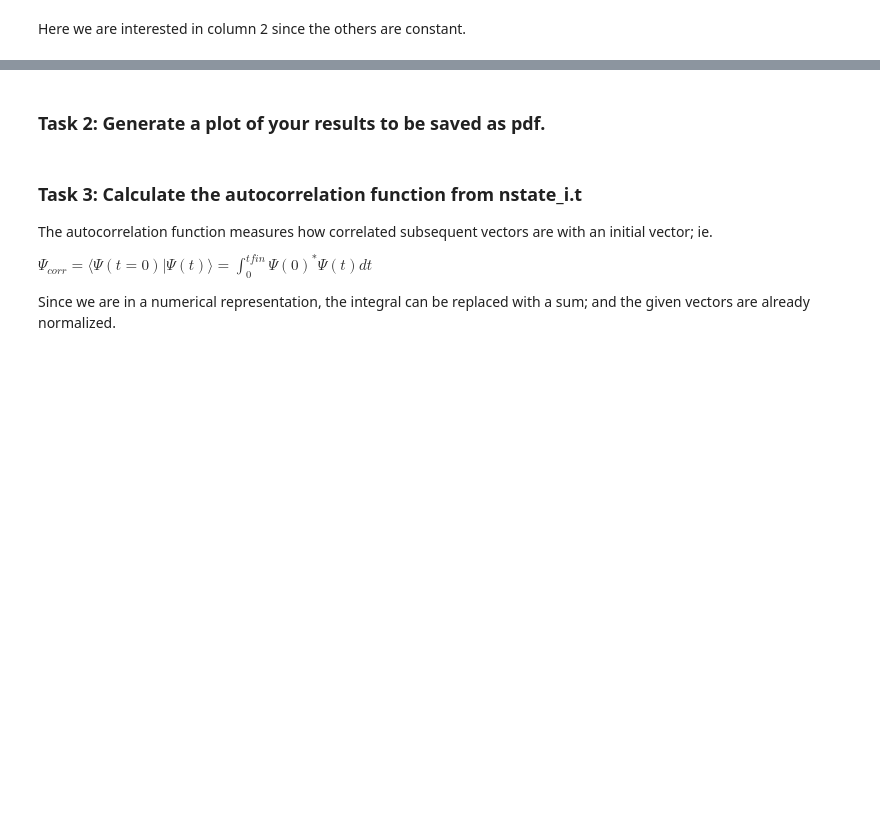
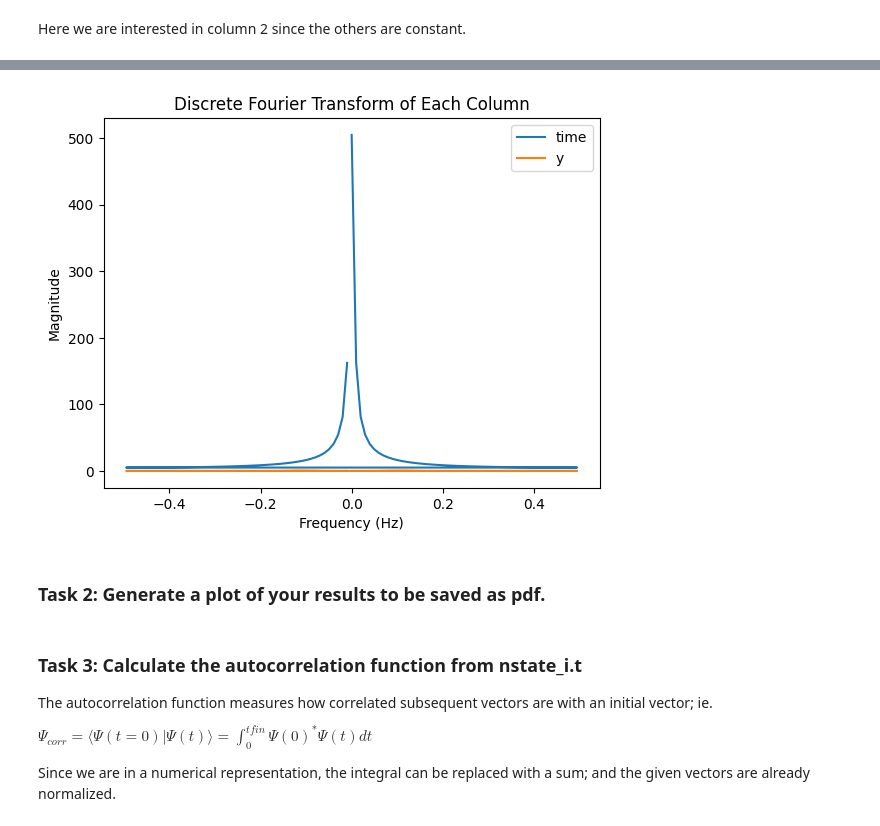
Before and after one commit to kirstengoebel/ssc_course24, a Jupyter notebook: notebooks/notebook_unit1.ipynb, the cells around one changed output, grey strips where cells are left out. Saved outputs shown, nothing was run; the diff lists cells and outputs as text; code cells hidden in the pictures; blank space fills up the shorter version.

```diff
--- a/notebooks/notebook_unit1.ipynb
+++ b/notebooks/notebook_unit1.ipynb
@@ -229,0 +232,18 @@ Here we are interested in column 2 since the others are constant.
+# %%
+# discard the columns with variance below threshold - these are considered constant
+
+# Define the variance threshold
+variance_threshold = 0.00001
+
+# Calculate the variance of each column
+column_variances = efield.var()
+
+print(column_variances)
+
+# Filter columns based on the variance threshold
+selected_columns = column_variances[column_variances >= variance_threshold].index
+
+# Create a new DataFrame with only the selected columns
+efield_filtered = efield[selected_columns]
+
+print(efield_filtered)
@@ -230,3 +270,29 @@ Here we are interested in column 2 since the others are constant.
+# %%
+# discrete Fourier transform of the remaining column: You only need the real frequencies
+
+# Get the column names
+column_names = efield_filtered.columns
+
+# Perform DFT on each column
+for column_name in column_names:
+    column_data = efield_filtered[column_name]
+    dft_result = numpy.fft.fft(column_data)
+
+    # Calculate the frequency values
+    n = len(efield_filtered)
+    sampling_rate = 1  # assuming unit sampling rate, modify as needed
+    freq = numpy.fft.fftfreq(n, d=sampling_rate)
+
+    # Plot the magnitude spectrum for each column
+    plt.plot(freq, numpy.abs(dft_result), label=column_name)
+
+plt.title('Discrete Fourier Transform of Each Column')
+plt.xlabel('Frequency (Hz)')
+plt.ylabel('Magnitude')
+plt.legend()
+plt.show()
+# %% [output]
+[figure, added]
 # %% [markdown]
 ### Task 2: Generate a plot of your results to be saved as pdf.
 # %%
```
Also changed, not shown: parts of 29 cells of this notebook.
